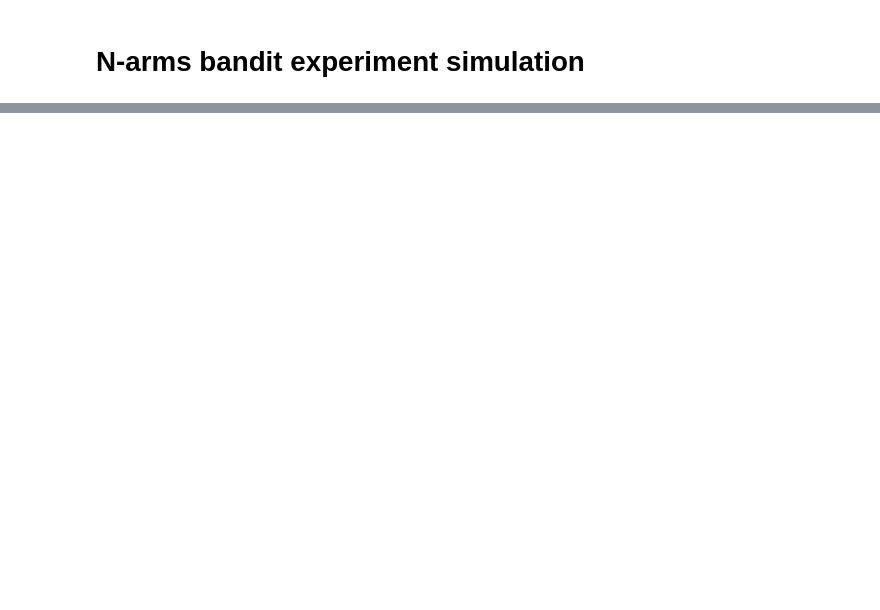
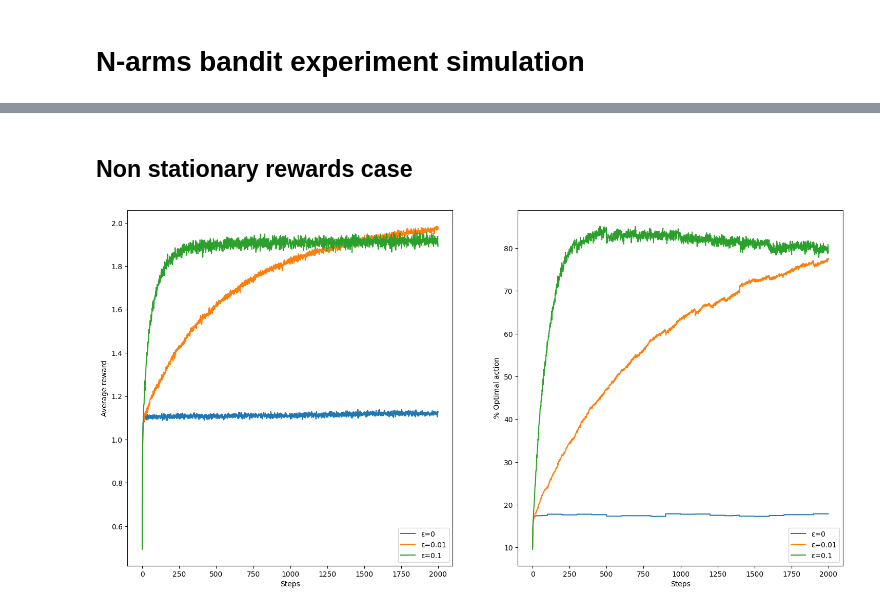
Before and after one commit to abderrahimrhitrif/rl, a Jupyter notebook: n-arms-bandit.ipynb, the cells around one changed output, grey strips where cells are left out. Saved outputs shown, nothing was run; the diff lists cells and outputs as text; code cells hidden in the pictures; blank space fills up the shorter version.

```diff
--- a/n-arms-bandit.ipynb
+++ b/n-arms-bandit.ipynb
@@ -46,0 +71,2 @@ plt.legend()
+# %% [markdown]
+## Non stationary rewards case
@@ -46,0 +96,28 @@ plt.legend()
+# %%
+plt.figure(figsize=(18, 9))
+
+# Pre-store results
+results = {}
+for eps in epsilons:
+    avg_rewards, optimal_actions = non_stationary_simulation(eps)
+    results[eps] = (avg_rewards, optimal_actions)
+
+# Average reward
+plt.subplot(1, 2, 1)
+for eps, (avg_rewards, _) in results.items():
+    plt.plot(avg_rewards, label=f"ε={eps}")
+plt.xlabel("Steps")
+plt.ylabel("Average reward")
+plt.legend()
+
+# % Optimal action
+plt.subplot(1, 2, 2)
+for eps, (_, optimal_actions) in results.items():
+    plt.plot(optimal_actions, label=f"ε={eps}")
+plt.xlabel("Steps")
+plt.ylabel("% Optimal action")
+plt.legend()
+
+plt.show()
+# %% [output]
+[figure, added]
```
Also changed, not shown: parts of 10 cells of this notebook.
